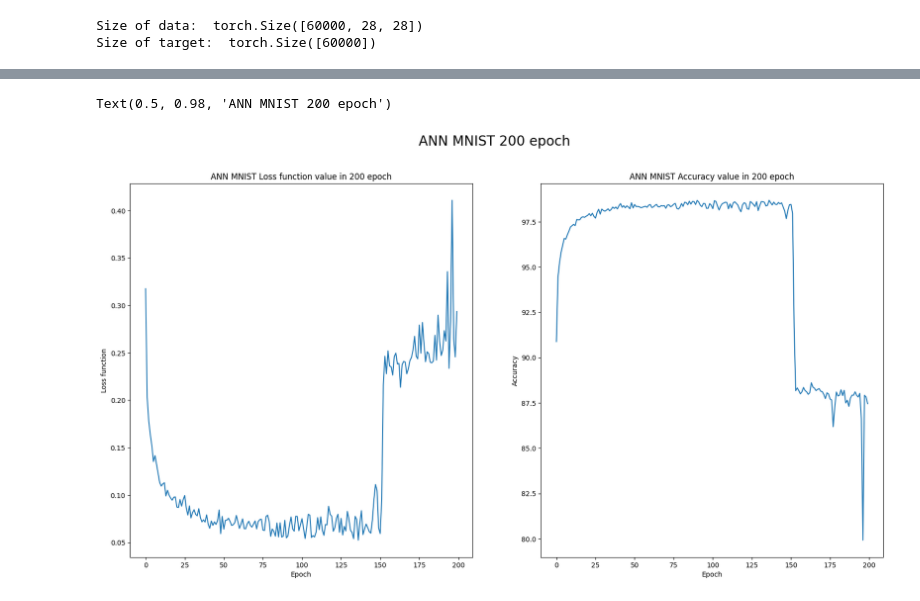
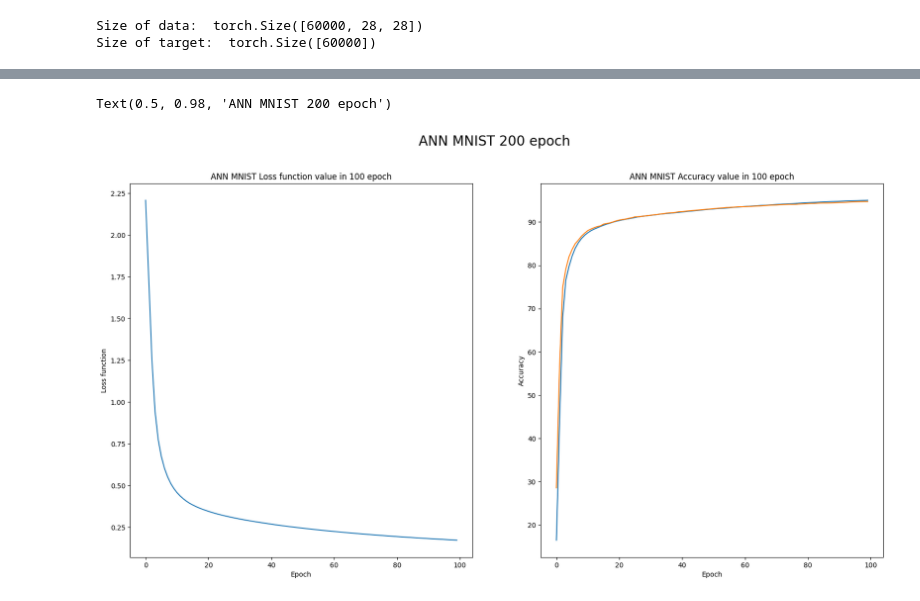
Before and after one commit to rzadrzi/deep-learning-pytorch, a Jupyter notebook: ANN/mnist.ipynb, the cells around one changed output, grey strips where cells are left out. Drawn from its saved outputs; the diff is of its cells as text; code cells hidden in the pictures.

Commit message:
ANN Model
MNIST dataset

final model trained

```diff
--- a/ANN/mnist.ipynb
+++ b/ANN/mnist.ipynb
@@ -98,17 +110,20 @@ class Net(nn.Module):
 # config model, loss function, and optimizer
 net = Net()
 loss = nn.NLLLoss() # Because we use log softmax at the end of Model
-optimizer = torch.optim.Adam(net.parameters(), lr=.01)
+optimizer = torch.optim.Adam(net.parameters(), lr=1e-5)
 # %%
 # train function
 def train(epoch):
     train_accuracy  = []
+    test_accuracy = []
     losses  = torch.zeros(epoch)
 
     for epochi in range(epoch):
-        batchAcc  = []
-        batchLoss = []
-        net.train()
+        batch_accuracy  = []
+        batch_loss = []
+
+        # net.train()
+
         for X,y in train_loader:
             yHAT = net(X)
             lossfun = loss(yHAT, y)
@@ -119,24 +134,23 @@ def train(epoch):
             optimizer.step()
 
             # Evaluate Metrics for this Batch
-            batchLoss.append(lossfun.item())
-            batchAcc.append( 100*torch.mean((torch.argmax(yHAT,axis=1) == y).float()))
+            batch_loss.append(lossfun.item())
+            batch_accuracy.append( 100*torch.mean((torch.argmax(yHAT,axis=1) == y).float()))
 
         # and get average losses across the batches
-        losses[epochi] = np.mean(batchLoss)
-        train_accuracy.append(np.mean(batchAcc))
+        losses[epochi] = np.mean(batch_loss)
+        train_accuracy.append(np.mean(batch_accuracy))
 
-        print(f"Epoch: {epochi + 1}, Loss:  {losses[epochi].item()}, Accuracy: {train_accuracy[epochi]}")
+        # net.eval()
+        with torch.no_grad():
+            X,y = next(iter(test_loader))
+            yHAT = net(X)
+            test_accuracy.append(100*torch.mean((torch.argmax(yHAT,axis=1) == y).float()))
 
-        net.eval()
-        with torch.no_grad():
-            for X,y in test_loader:
-                yHAT = net(X)
+        print("Epoch: {}, Loss:  {:.4f}, Train Accuracy: {:.2f}%, Test Accuracy: {:.2f}%".format(epochi + 1, losses[epochi].item(), train_accuracy[epochi], test_accuracy[epochi]))
 
-
-
-    return net, losses, train_accuracy
+    return net, losses, train_accuracy, test_accuracy
 # %%
 # train ANN model
-net, losses, train_accuracy = train(200)
+net, losses, train_accuracy, test_accuracy = train(100)
 # %% [output]
@@ -208,17 +193,17 @@ Text(0.5, 1.0, 'ANN MNIST Accuracy value in 200 epoch')
 # %%
 fig, axs = plt.subplots(1, 2, figsize=(20,10))
 axs[0].plot(losses)
 axs[0].set_xlabel("Epoch")
 axs[0].set_ylabel("Loss function")
-axs[0].set_title("ANN MNIST Loss function value in 200 epoch")
-# axs[0].set_ylim([0,3])
+axs[0].set_title("ANN MNIST Loss function value in 100 epoch")
+
 axs[1].plot(train_accuracy)
+axs[1].plot(test_accuracy)
 axs[1].set_xlabel("Epoch")
 axs[1].set_ylabel("Accuracy")
-axs[1].set_title("ANN MNIST Accuracy value in 200 epoch")
-# axs[1].set_ylim([10,100])
+axs[1].set_title("ANN MNIST Accuracy value in {} epoch".format(100))
 
 plt.suptitle("ANN MNIST 200 epoch", fontsize=20)
 # %% [output]
 Text(0.5, 0.98, 'ANN MNIST 200 epoch')
-[figure, old version]
+[figure, new version]
```
Also changed, not shown: parts of 18 cells of this notebook, 1 other file.
